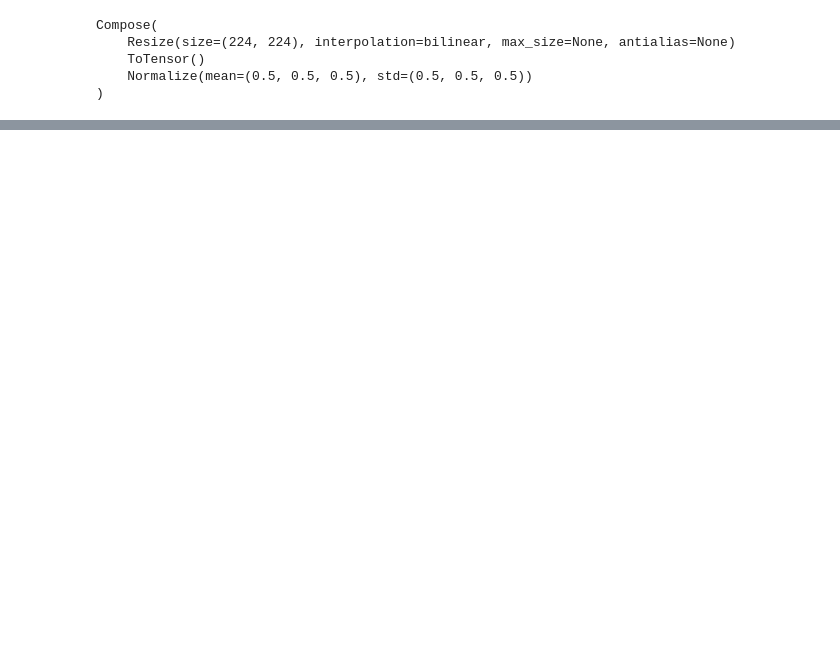
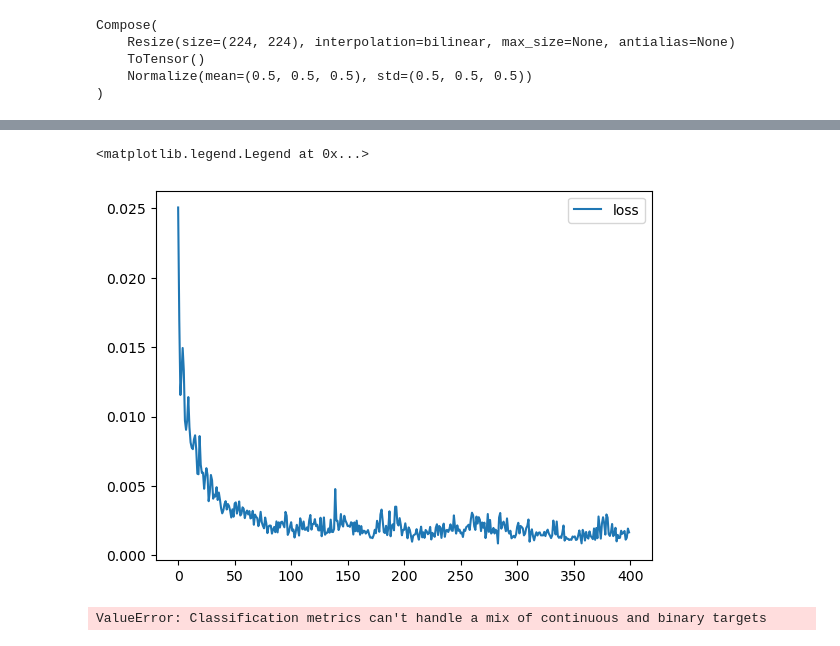
Before and after one commit to dbt20210830/AI_BMI_project, a Jupyter notebook: pre_bmi/model.ipynb, the cells around one changed output, grey strips where cells are left out. Cells and saved outputs as stored; diff of their text form; code cells hidden in the pictures; blank space fills up the shorter version.

```diff
--- a/pre_bmi/model.ipynb
+++ b/pre_bmi/model.ipynb
@@ -120,13 +135,28 @@ from sklearn.metrics import accuracy_score
 # %%
-def train(model, train_loader, criterion, optimizer, num_epochs=5):
-    model.train()
-    for epoch in range(num_epochs):
-        for image, bmi_labels in train_loader:
-            optimizer.zero_grad()
-            outputs = model(image)
 
-            loss = criterion(outputs, bmi_labels.view(-1, 1).float())/len(train_loader)  # Convert to float
-            loss.backward()
-            optimizer.step()
 
-        print(f'Epoch {epoch + 1}/{num_epochs}, Loss: {loss.item()}')
+#create variable to tracks things
+num_epochs = 100
+
+losses = []
+
+n_total_steps = len(train_loader)
+#For Loop of epochs
+for epoch in range(num_epochs):
+
+
+    #train
+    for i, (image, bmi_labels) in enumerate(train_loader):
+
+
+        y_pred = model(image)
+        loss = criterion(y_pred, bmi_labels.view(-1, 1).float())/len(train_loader)
+        losses.append(loss)
+
+        optimizer.zero_grad()
+        loss.backward()
+        optimizer.step()
+
+        #if(i+1) % 10 == 0:
+        print(f'Epoch [{epoch+1}/{num_epochs}], Step [{i+1}/{n_total_steps}], Loss: {loss.item():.4f}')
+print("finish training")
@@ -172,0 +181,10 @@ evaluate(model,test_loader,criterion)
+# %%
+import matplotlib.pyplot as plt
+%matplotlib inline
+losses = [tl.item() for tl in losses]
+plt.plot( [t /226 for t in losses ], label = "loss")
+
+plt.legend()
+# %% [output]
+<matplotlib.legend.Legend at 0x...>
+[figure, added]
@@ -173,3 +199,27 @@ evaluate(model,test_loader,criterion)
+# %%
+from sklearn.metrics import accuracy_score
+model.eval()
+
+all_preds = []
+all_labels = []
+
+with torch.no_grad():
+    for images, bmi_labels in test_loader:
+        # Assuming your model takes images as input
+        bmi_out = model(images)
+
+        # Assuming bmi_labels is a 1D tensor
+        preds = torch.argmax(bmi_out, dim=1).cpu().numpy()
+
+        # Collect predictions and labels for computing metrics
+        all_preds.extend(preds)
+        all_labels.extend(bmi_labels.cpu().numpy())
+
+# Compute accuracy
+accuracy = accuracy_score(all_labels, all_preds)
+print(f'Test Accuracy: {accuracy * 100:.2f}%')
+# %% [output]
+ValueError: Classification metrics can't handle a mix of continuous and binary targets
 # %%
 def train():
     # train_epoch
```
Also changed, not shown: parts of 9 cells of this notebook, 2 other files.
